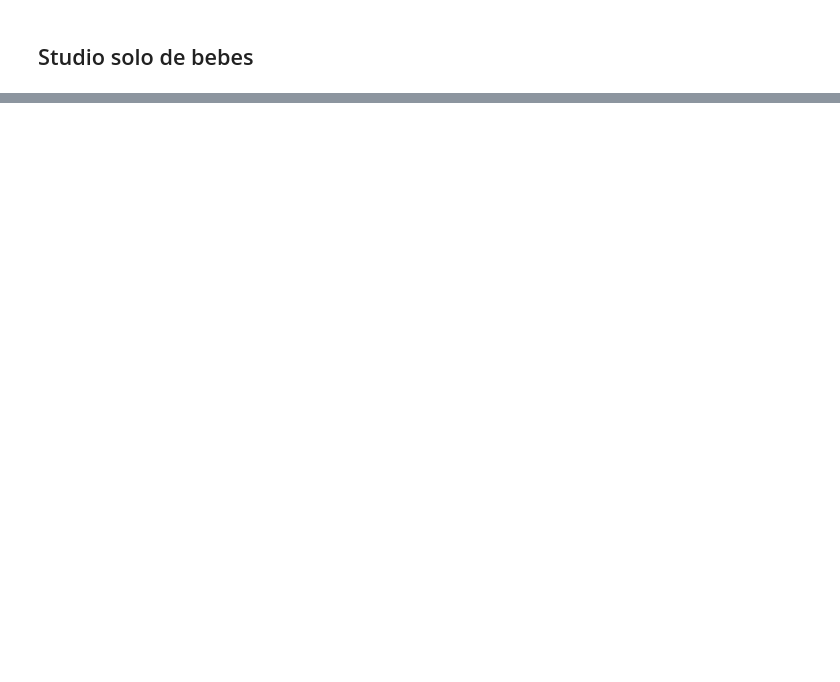
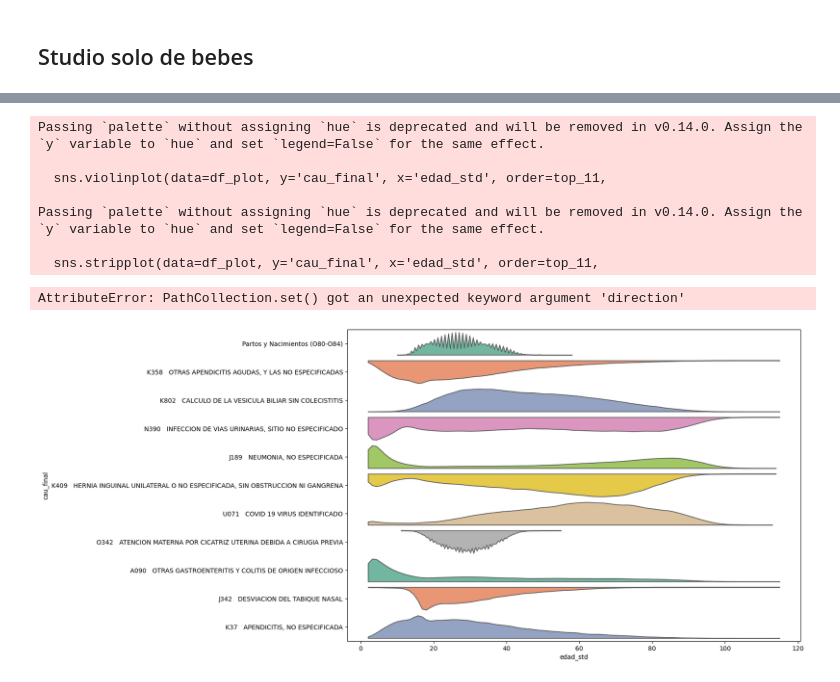
Before and after one commit to kris-aid/Ecu-Hospital-Data-Analysis, a Jupyter notebook: notebooks/visualizacion/sistema_salud_visualization.ipynb, the cells around one changed output, grey strips where cells are left out. Saved outputs shown, nothing was run; the diff lists cells and outputs as text; code cells hidden in the pictures; blank space fills up the shorter version.

```diff
--- a/notebooks/visualizacion/sistema_salud_visualization.ipynb
+++ b/notebooks/visualizacion/sistema_salud_visualization.ipynb
@@ -387,0 +493,29 @@ interact(plot_histograms_bebes, cau221rx_value=dropdown)
+# %%
+import seaborn as sns
+import matplotlib.pyplot as plt
+
+
+top_11 = resumen_egresos_pd.groupby('cau_final')['total_egresos'].sum().nlargest(11).index
+df_plot = resumen_egresos_pd[resumen_egresos_pd['cau_final'].isin(top_11)]
+plt.figure(figsize=(13, 9))
+
+# Dibujamos el violín solo en la mitad superior
+sns.violinplot(data=df_plot, y='cau_final', x='edad_std', order=top_11,
+               palette='Set2', bw_adjust=.5, cut=0, split=True, inner=None)
+
+# Añadimos los puntos (la lluvia) debajo para ver la densidad real de egresos
+sns.stripplot(data=df_plot, y='cau_final', x='edad_std', order=top_11,
+              size=1.5, direction='h', palette='Set2', alpha=0.3, jitter=True)
+
+plt.title('Raincloud Plot: Densidad de Edad y Volumen de Puntos (Egresos)')
+plt.show()
+# %% [output]
+Passing `palette` without assigning `hue` is deprecated and will be removed in v0.14.0. Assign the `y` variable to `hue` and set `legend=False` for the same effect.
+
+  sns.violinplot(data=df_plot, y='cau_final', x='edad_std', order=top_11,
+
+Passing `palette` without assigning `hue` is deprecated and will be removed in v0.14.0. Assign the `y` variable to `hue` and set `legend=False` for the same effect.
+
+  sns.stripplot(data=df_plot, y='cau_final', x='edad_std', order=top_11,
+AttributeError: PathCollection.set() got an unexpected keyword argument 'direction'
+[figure, added]
```
Also changed, not shown: parts of 8 cells of this notebook, 20 other files.
